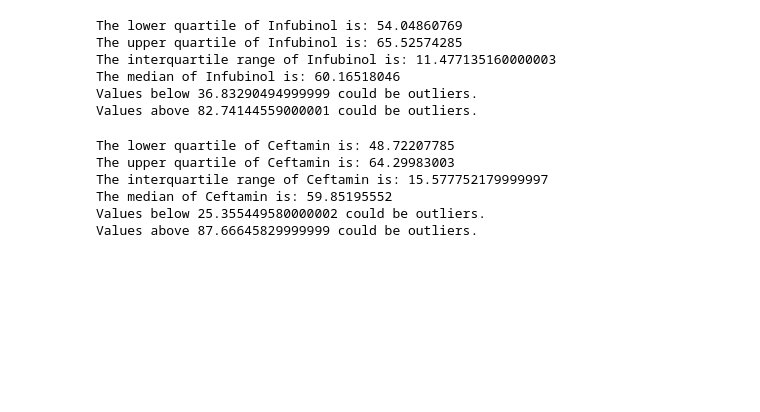
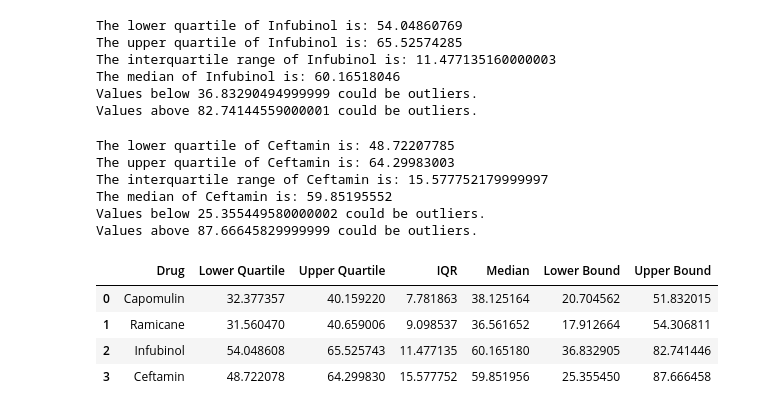
Before and after one commit to andrewdhawthorne/Module-5-Matplotlib-Challenge, a Jupyter notebook: Pymaceuticals/Pymaceuticals_student_solution.ipynb, the cells around one changed output. Saved outputs shown, nothing was run; the diff lists cells and outputs as text; code cells hidden in the pictures; blank space fills up the shorter version.

Commit message:
outliers summary table

```diff
--- a/Pymaceuticals/Pymaceuticals_student_solution.ipynb
+++ b/Pymaceuticals/Pymaceuticals_student_solution.ipynb
@@ -281,13 +281,14 @@ drug_df
 # Calculate potential outliers for Capomulin
 quartile_cap = drug_df[treatments[0]].quantile([0.25, 0.5, 0.75])
 lowerq_cap = quartile_cap[0.25]
+med_cap = quartile_cap[0.5]
 upperq_cap = quartile_cap[0.75]
 iqr_cap = upperq_cap-lowerq_cap
 
 print(f"The lower quartile of Capomulin is: {lowerq_cap}")
 print(f"The upper quartile of Capomulin is: {upperq_cap}")
 print(f"The interquartile range of Capomulin is: {iqr_cap}")
-print(f"The median of Capomulin is: {quartile_cap[0.5]} ")
+print(f"The median of Capomulin is: {med_cap} ")
 
 lowerb_cap = lowerq_cap - (1.5*iqr_cap)
 upperb_cap = upperq_cap + (1.5*iqr_cap)
@@ -304,13 +305,14 @@ Values above 51.83201549 could be outliers.
 # Calculate potential outliers for Ramicane
 quartile_ram = drug_df[treatments[1]].quantile([0.25, 0.5, 0.75])
 lowerq_ram = quartile_ram[0.25]
+med_ram = quartile_ram[0.5]
 upperq_ram = quartile_ram[0.75]
 iqr_ram = upperq_ram-lowerq_ram
 
 print(f"The lower quartile of Ramicane is: {lowerq_ram}")
 print(f"The upper quartile of Ramicane is: {upperq_ram}")
 print(f"The interquartile range of Ramicane is: {iqr_ram}")
-print(f"The median of Ramicane is: {quartile_ram[0.5]} ")
+print(f"The median of Ramicane is: {med_ram} ")
 
 lowerb_ram = lowerq_ram - (1.5*iqr_ram)
 upperb_ram = upperq_ram + (1.5*iqr_ram)
@@ -327,13 +329,14 @@ Values above 54.30681135 could be outliers.
 # Calculate potential outliers for Infubinol
 quartile_inf = drug_df[treatments[2]].quantile([0.25, 0.5, 0.75])
 lowerq_inf = quartile_inf[0.25]
+med_inf = quartile_inf[0.5]
 upperq_inf = quartile_inf[0.75]
 iqr_inf = upperq_inf-lowerq_inf
 
 print(f"The lower quartile of Infubinol is: {lowerq_inf}")
 print(f"The upper quartile of Infubinol is: {upperq_inf}")
 print(f"The interquartile range of Infubinol is: {iqr_inf}")
-print(f"The median of Infubinol is: {quartile_inf[0.5]} ")
+print(f"The median of Infubinol is: {med_inf} ")
 
 lowerb_inf = lowerq_inf - (1.5*iqr_inf)
 upperb_inf = upperq_inf + (1.5*iqr_inf)
@@ -350,13 +353,14 @@ Values above 82.74144559000001 could be outliers.
 # Calculate potential outliers for Ceftamin
 quartile_cef = drug_df[treatments[3]].quantile([0.25, 0.5, 0.75])
 lowerq_cef = quartile_cef[0.25]
+med_cef = quartile_cef[0.5]
 upperq_cef = quartile_cef[0.75]
 iqr_cef = upperq_cef-lowerq_cef
 
 print(f"The lower quartile of Ceftamin is: {lowerq_cef}")
 print(f"The upper quartile of Ceftamin is: {upperq_cef}")
 print(f"The interquartile range of Ceftamin is: {iqr_cef}")
-print(f"The median of Ceftamin is: {quartile_cef[0.5]} ")
+print(f"The median of Ceftamin is: {med_cef} ")
 
 lowerb_cef = lowerq_cef - (1.5*iqr_cef)
 upperb_cef = upperq_cef + (1.5*iqr_cef)
@@ -369,3 +373,20 @@ The interquartile range of Ceftamin is: 15.577752179999997
 The median of Ceftamin is: 59.85195552
 Values below 25.355449580000002 could be outliers.
 Values above 87.66645829999999 could be outliers.
+# %%
+# Summarize potential outliers
+outliers_summary_df = pd.DataFrame({"Drug": treatments,
+                                    "Lower Quartile": [lowerq_cap, lowerq_ram, lowerq_inf, lowerq_cef],
+                                    "Upper Quartile": [upperq_cap, upperq_ram, upperq_inf, upperq_cef],
+                                    "IQR": [iqr_cap, iqr_ram, iqr_inf, iqr_cef],
+                                    "Median": [med_cap, med_ram, med_inf, med_cef],
+                                    "Lower Bound": [lowerb_cap, lowerb_ram, lowerb_inf, lowerb_cef],
+                                    "Upper Bound": [upperb_cap, upperb_ram, upperb_inf, upperb_cef]})
+
+outliers_summary_df
+# %% [output]
+|  | Drug | Lower Quartile | Upper Quartile | IQR | Median | Lower Bound | Upper Bound |
+| 0 | Capomulin | 32.377357 | 40.159220 | 7.781863 | 38.125164 | 20.704562 | 51.832015 |
+| 1 | Ramicane | 31.560470 | 40.659006 | 9.098537 | 36.561652 | 17.912664 | 54.306811 |
+| 2 | Infubinol | 54.048608 | 65.525743 | 11.477135 | 60.165180 | 36.832905 | 82.741446 |
+| 3 | Ceftamin | 48.722078 | 64.299830 | 15.577752 | 59.851956 | 25.355450 | 87.666458 |
```
